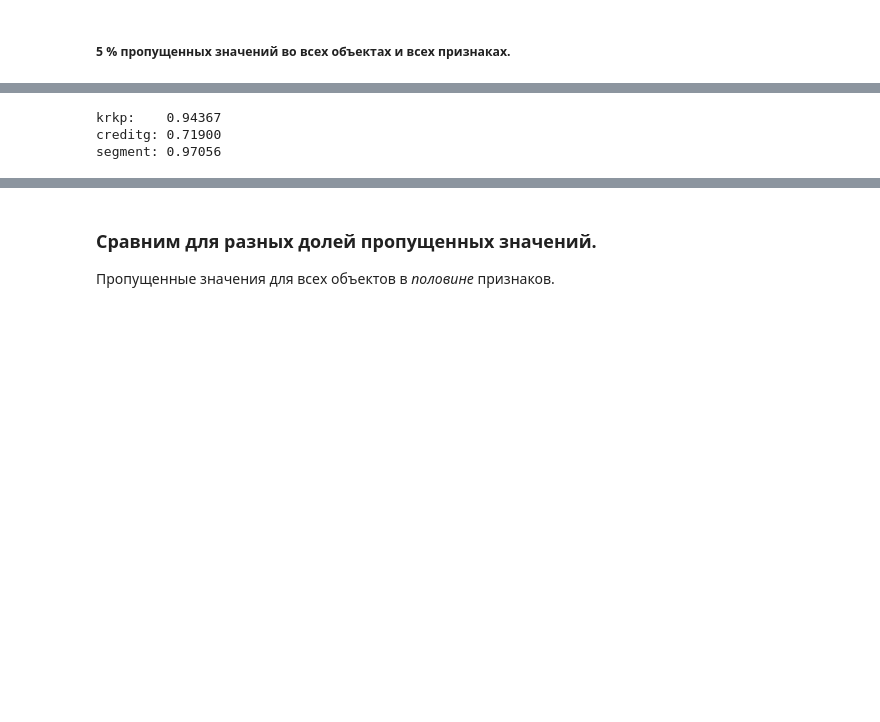
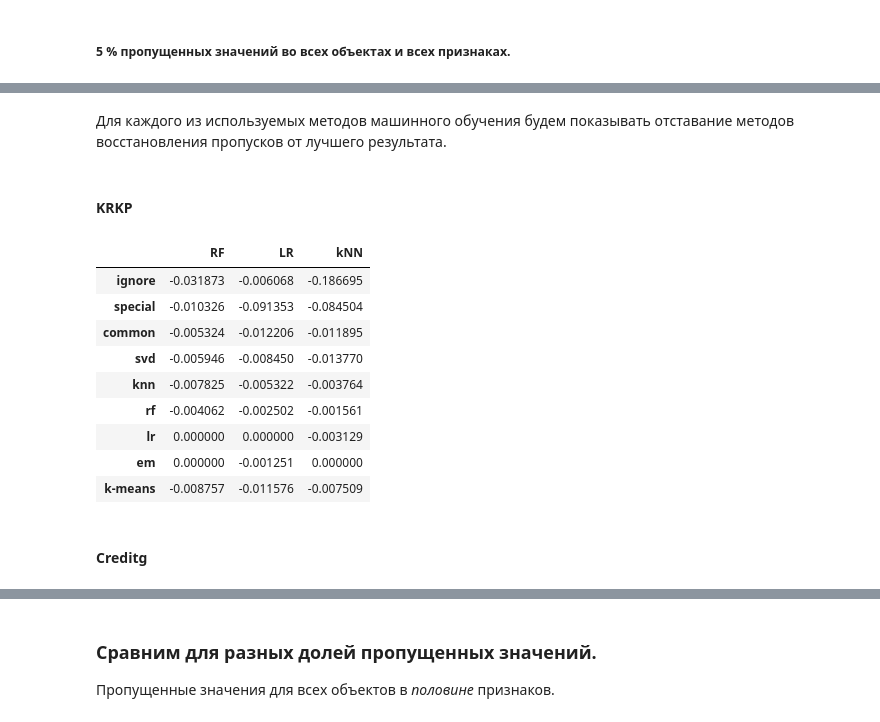
Before and after one commit to emilkayumov/missing-value, a Jupyter notebook: experiment.ipynb, the cells around one changed output, grey strips where cells are left out. Saved outputs shown, nothing was run; the diff lists cells and outputs as text; code cells hidden in the pictures; blank space fills up the shorter version.

```diff
--- a/experiment.ipynb
+++ b/experiment.ipynb
@@ -356,8 +280,21 @@ segment_del_rf = data_recovery.rf_imputer(segment_del, segment_mask)
-# %%
-print('krkp:   ', '%.5f' % np.mean(cross_val_score(clf, krkp_del_rf,    krkp_y,    scoring='accuracy', cv=krkp_cv)))
-print('creditg:', '%.5f' % np.mean(cross_val_score(clf, creditg_del_rf, creditg_y, scoring='accuracy', cv=creditg_cv)))
-print('segment:', '%.5f' % np.mean(cross_val_score(clf, segment_del_rf, segment_y, scoring='accuracy', cv=segment_cv)))
-# %% [output]
-krkp:    0.94367
-creditg: 0.71900
-segment: 0.97056
+# %% [markdown]
+Для каждого из используемых методов машинного обучения будем показывать отставание методов восстановления пропусков от лучшего результата.
+# %% [markdown]
+#### KRKP
+# %%
+res_krkp = utils.dataset_exps(krkp_del, krkp_y, krkp_mask, krkp_cv)
+# %%
+res_krkp - res_krkp.max(axis=0)
+# %% [output]
+|  | RF | LR | kNN |
+| ignore | -0.031873 | -0.006068 | -0.186695 |
+| special | -0.010326 | -0.091353 | -0.084504 |
+| common | -0.005324 | -0.012206 | -0.011895 |
+| svd | -0.005946 | -0.008450 | -0.013770 |
+| knn | -0.007825 | -0.005322 | -0.003764 |
+| rf | -0.004062 | -0.002502 | -0.001561 |
+| lr | 0.000000 | 0.000000 | -0.003129 |
+| em | 0.000000 | -0.001251 | 0.000000 |
+| k-means | -0.008757 | -0.011576 | -0.007509 |
+# %% [markdown]
+#### Creditg
```
Also changed, not shown: parts of 90 cells of this notebook, 10 other files.
